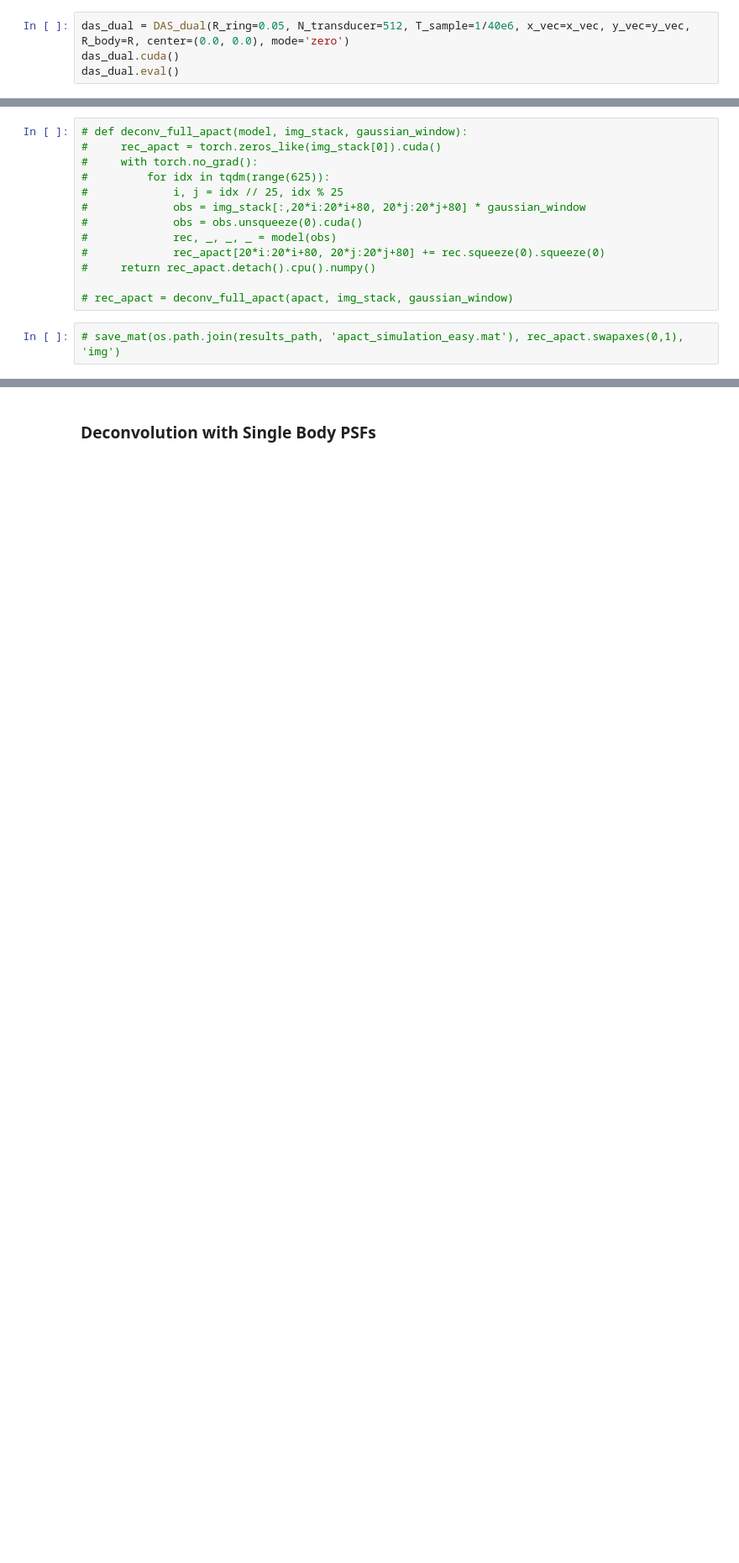
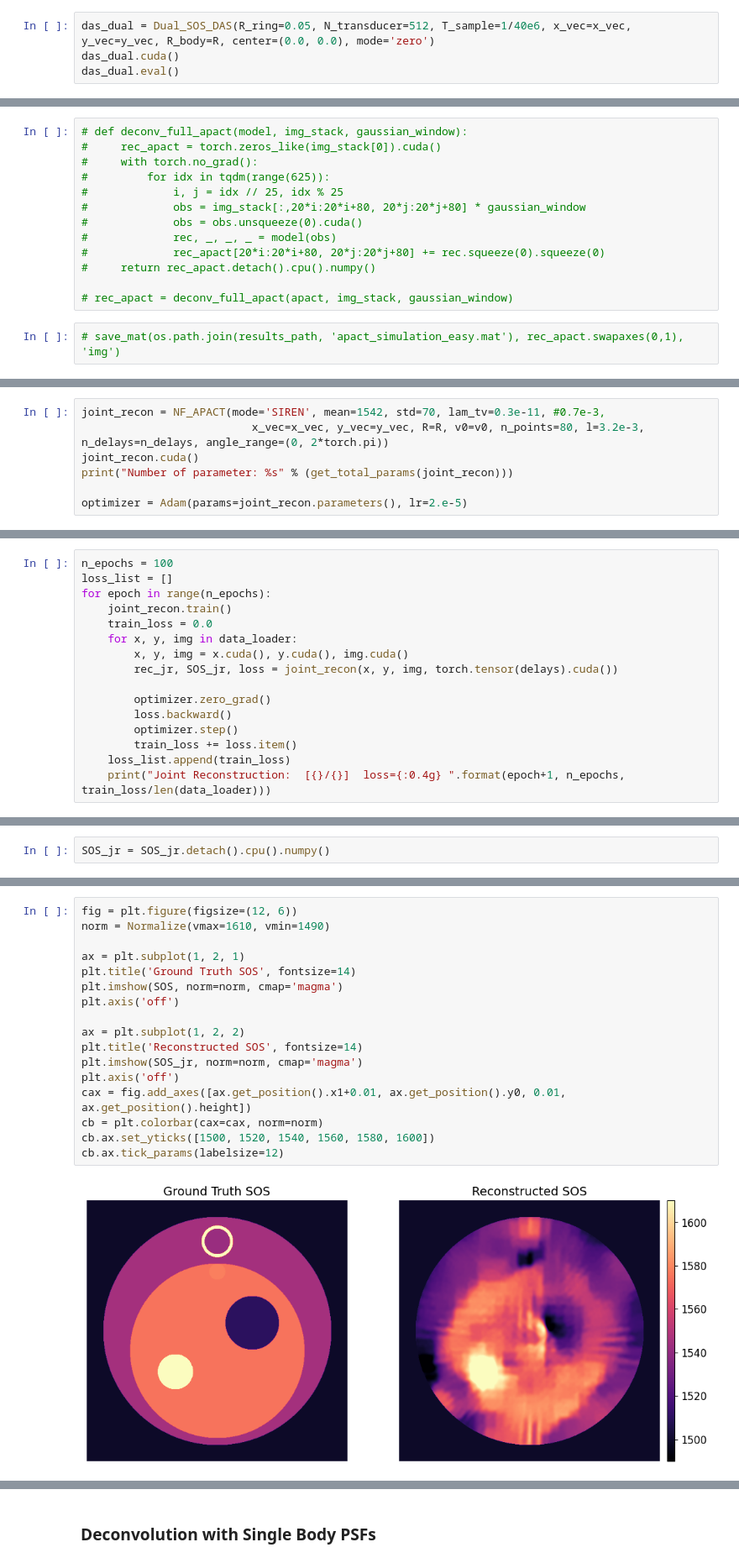
Before and after one commit to Lukeli0425/Coord-SoS-PACT, a Jupyter notebook: notebooks/test_simulation.ipynb, the cells around one changed output, grey strips where cells are left out. Shown: that part at 84% size. Saved outputs shown, nothing was run; the diff lists cells and outputs as text; blank space fills up the shorter version.

```diff
--- a/notebooks/test_simulation.ipynb
+++ b/notebooks/test_simulation.ipynb
@@ -137,7 +126,7 @@ Successfully saved data to "../results/das_simulation_easy.mat".
 # %% [markdown]
 ### Dual SoS DAS
 # %%
-das_dual = DAS_dual(R_ring=0.05, N_transducer=512, T_sample=1/40e6, x_vec=x_vec, y_vec=y_vec, R_body=R, center=(0.0, 0.0), mode='zero')
+das_dual = Dual_SOS_DAS(R_ring=0.05, N_transducer=512, T_sample=1/40e6, x_vec=x_vec, y_vec=y_vec, R_body=R, center=(0.0, 0.0), mode='zero')
 das_dual.cuda()
 das_dual.eval()
 # %% [output]
@@ -188,0 +196,7 @@ Successfully saved data to "../results/das_dual_simulation_easy.mat".
+# %%
+joint_recon = NF_APACT(mode='SIREN', mean=1542, std=70, lam_tv=0.3e-11, #0.7e-3,
+                          x_vec=x_vec, y_vec=y_vec, R=R, v0=v0, n_points=80, l=3.2e-3, n_delays=n_delays, angle_range=(0, 2*torch.pi))
+joint_recon.cuda()
+print("Number of parameter: %s" % (get_total_params(joint_recon)))
+
+optimizer = Adam(params=joint_recon.parameters(), lr=2.e-5)
@@ -188,0 +205,16 @@ Successfully saved data to "../results/das_dual_simulation_easy.mat".
+# %%
+n_epochs = 100
+loss_list = []
+for epoch in range(n_epochs):
+    joint_recon.train()
+    train_loss = 0.0
+    for x, y, img in data_loader:
+        x, y, img = x.cuda(), y.cuda(), img.cuda()
+        rec_jr, SOS_jr, loss = joint_recon(x, y, img, torch.tensor(delays).cuda())
+
+        optimizer.zero_grad()
+        loss.backward()
+        optimizer.step()
+        train_loss += loss.item()
+    loss_list.append(train_loss)
+    print("Joint Reconstruction:  [{}/{}]  loss={:0.4g} ".format(epoch+1, n_epochs, train_loss/len(data_loader)))
@@ -188,0 +239,2 @@ Successfully saved data to "../results/das_dual_simulation_easy.mat".
+# %%
+SOS_jr = SOS_jr.detach().cpu().numpy()
@@ -188,0 +245,19 @@ Successfully saved data to "../results/das_dual_simulation_easy.mat".
+# %%
+fig = plt.figure(figsize=(12, 6))
+norm = Normalize(vmax=1610, vmin=1490)
+
+ax = plt.subplot(1, 2, 1)
+plt.title('Ground Truth SOS', fontsize=14)
+plt.imshow(SOS, norm=norm, cmap='magma')
+plt.axis('off')
+
+ax = plt.subplot(1, 2, 2)
+plt.title('Reconstructed SOS', fontsize=14)
+plt.imshow(SOS_jr, norm=norm, cmap='magma')
+plt.axis('off')
+cax = fig.add_axes([ax.get_position().x1+0.01, ax.get_position().y0, 0.01, ax.get_position().height])
+cb = plt.colorbar(cax=cax, norm=norm)
+cb.ax.set_yticks([1500, 1520, 1540, 1560, 1580, 1600])
+cb.ax.tick_params(labelsize=12)
+# %% [output]
+[figure, added]
```
Also changed, not shown: parts of 23 cells of this notebook, 14 other files.
